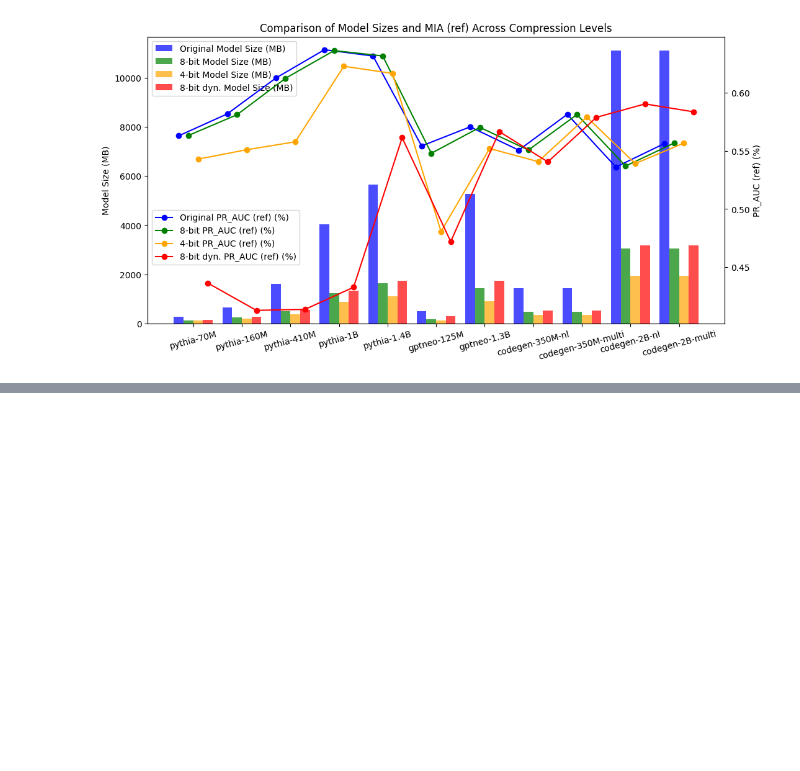
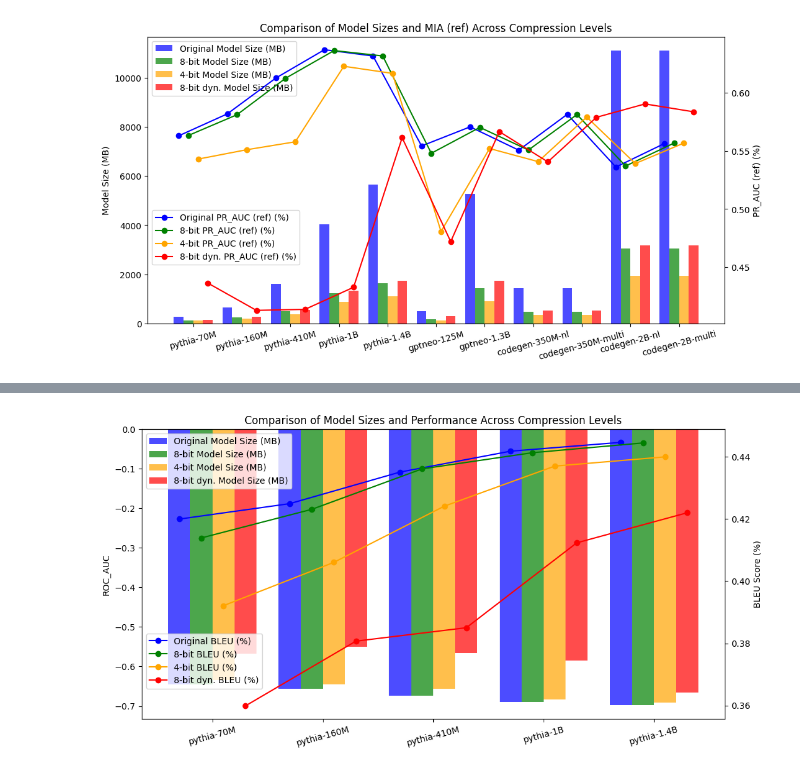
Before and after one commit to nazmul-me/mimir, a Jupyter notebook: resultsAnalysis/graph/RQ5-dyn.ipynb, the cells around one changed output, grey strips where cells are left out. Cells and saved outputs as stored; diff of their text form; code cells hidden in the pictures; blank space fills up the shorter version.

```diff
--- a/resultsAnalysis/graph/RQ5-dyn.ipynb
+++ b/resultsAnalysis/graph/RQ5-dyn.ipynb
@@ -351,0 +354,4 @@ genGraph(df.iloc[:, [0,1,2,10]], miaName="ref")
+# %%
+df = pd.read_csv(full_url, skiprows=2, usecols=["Model", "Compression", "BLEU", "ROC_AUC"]).iloc[:20, :]
+df['ROC_AUC'] *=-1
+df
@@ -351,0 +376,40 @@ genGraph(df.iloc[:, [0,1,2,10]], miaName="ref")
+# %%
+
+# Extract unique model names
+models = df["Model"].unique()
+compressions = df["Compression"].unique()
+
+# Define bar width and colors
+bar_width = 0.2
+colors = ["blue", "green", "orange", "red"]
+
+x = np.arange(len(models))  # X-axis positions
+
+fig, ax1 = plt.subplots(figsize=(12, 6))
+
+# Plot bar chart for model sizes
+for i, comp in enumerate(compressions):
+    subset = df[df["Compression"] == comp]
+    ax1.bar(x + i * bar_width, subset["BLEU"], width=bar_width, label=f"{comp} Model Size (MB)", alpha=0.7, color=colors[i])
+
+ax1.set_ylabel("ROC_AUC")
+ax1.set_xticks(x + bar_width * 1.5)
+ax1.set_xticklabels(models, rotation=15)
+ax1.legend(loc="upper left")
+
+# Second y-axis for performance scores
+ax2 = ax1.twinx()
+
+# Plot line chart for performance
+for i, comp in enumerate(compressions):
+    subset = df[df["Compression"] == comp]
+    ax2.plot(x + i * bar_width, subset["BLEU"], marker="o", linestyle="-", label=f"{comp} BLEU (%)", color=colors[i])
+
+ax2.set_ylabel("BLEU Score (%)")
+ax2.legend(loc="center left", bbox_to_anchor=(0, 0.2))
+
+plt.title("Comparison of Model Sizes and Performance Across Compression Levels")
+plt.savefig("./output/BLEUvsMIA.png", dpi=300, bbox_inches="tight")
+plt.show()
+# %% [output]
+[figure, added]
```
Also changed, not shown: parts of 6 cells of this notebook, 4 other files.
